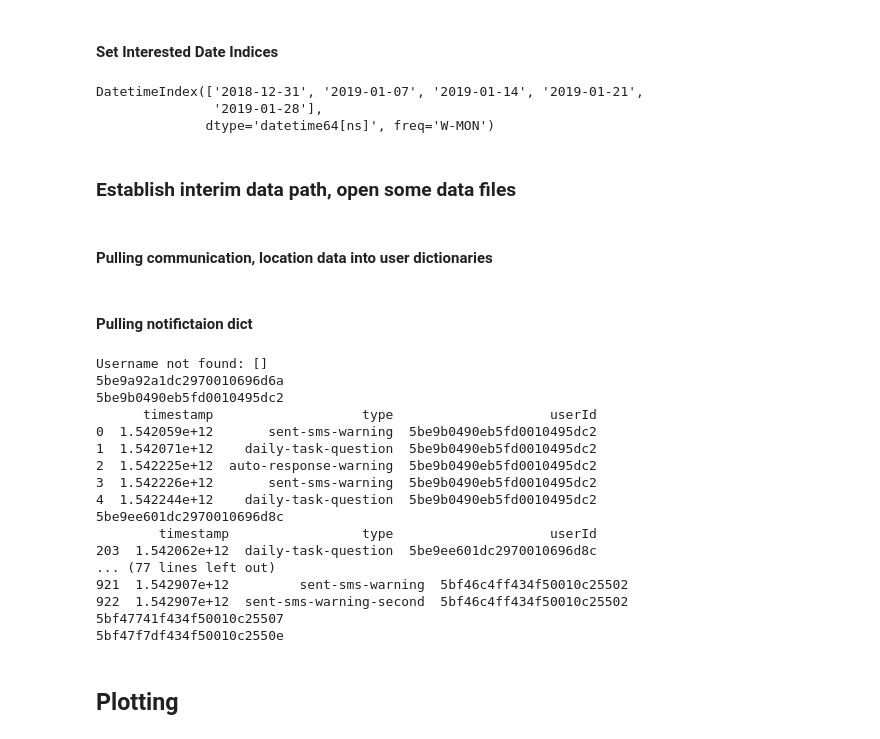
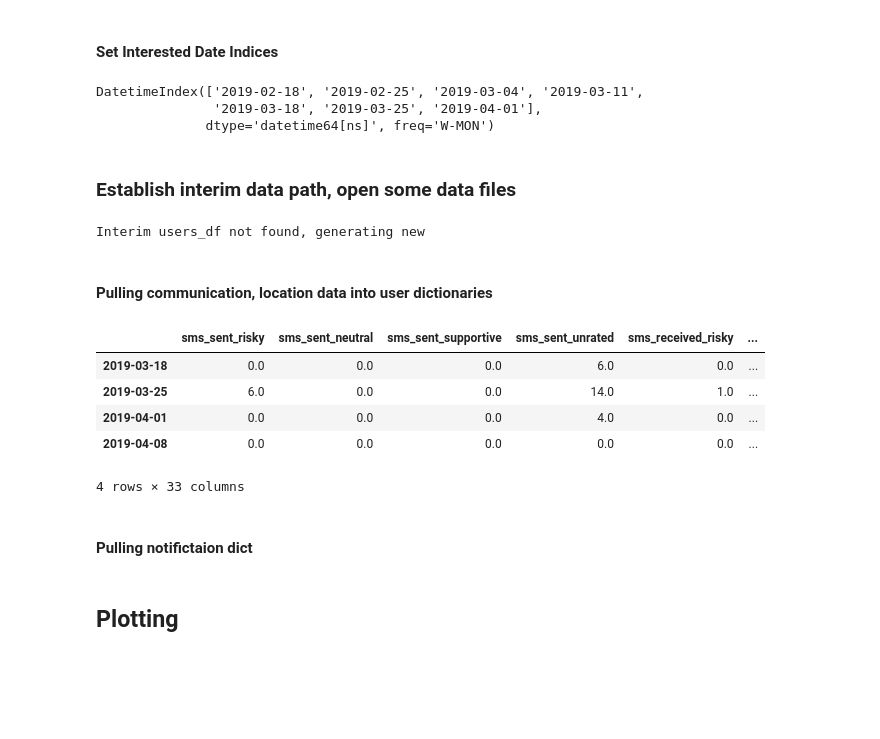
Before and after one commit to HeyCharlie2016/analysis, a Jupyter notebook: notebooks/BasicCommAnalyses.ipynb, the cells around one changed output. Saved outputs shown, nothing was run; the diff lists cells and outputs as text; code cells hidden in the pictures; blank space fills up the shorter version.

Commit message:
Reporting Updates
Includes contact type 'risky' veto, sorts max days, 100% improvement for change week over week, etc.

Need to address handling missing datasets

```diff
--- a/notebooks/BasicCommAnalyses.ipynb
+++ b/notebooks/BasicCommAnalyses.ipynb
@@ -35,11 +46,11 @@ Data is up to date!
 # %% [markdown]
 #### Set Interested Date Indices
 # %%
-date_indices = pd.date_range(today - dt.timedelta(35), today + dt.timedelta(0), freq='W-MON')
+date_indices = pd.date_range(today - dt.timedelta(50), today + dt.timedelta(0), freq='W-MON')
 print(date_indices)
 # %% [output]
-DatetimeIndex(['2018-12-31', '2019-01-07', '2019-01-14', '2019-01-21',
-               '2019-01-28'],
+DatetimeIndex(['2019-02-18', '2019-02-25', '2019-03-04', '2019-03-11',
+               '2019-03-18', '2019-03-25', '2019-04-01'],
               dtype='datetime64[ns]', freq='W-MON')
 # %% [markdown]
 ### Establish interim data path, open some data files
@@ -50,17 +61,20 @@ interim_data_file_path = os.path.join(PROJ_ROOT,
                                  "data",
                                  "interim",
                                  "full_users_df.pkl")
-users_df = pd.read_pickle(interim_data_file_path)
 raw_data_file_path = os.path.join(PROJ_ROOT,
-                             "data",
-                             "raw",
-                             "users_df.pkl")
+                                 "data",
+                                 "raw",
+                                 "users_df.pkl")
+users_df = user_df_setup.user_df_setup(raw_data_file_path, interim_data_file_path)
+# users_df = pd.read_pickle(interim_data_file_path)
 raw_users_df = pd.read_pickle(raw_data_file_path)
 
 # raw_users_df
 # raw_users_df[['username', 'timeCreated']].sort_values('timeCreated', ascending = False).head(20)
 # all_users_df.sort_values('date_created', ascending = False).head(20)
 # all_users_df.head(20)
+# %% [output]
+Interim users_df not found, generating new
 # %% [markdown]
 #### Pulling communication, location data into user dictionaries
 # %%
@@ -97,25 +109,17 @@ for username in usernames:
+# %%
+# weekly_loc_log_dict['pinky618']
+weekly_comm_dict['pinky618']
+# %% [output]
+|  | sms_sent_risky | sms_sent_neutral | sms_sent_supportive | sms_sent_unrated | sms_received_risky | ... |
+| 2019-03-18 | 0.0 | 0.0 | 0.0 | 6.0 | 0.0 | ... |
+| 2019-03-25 | 6.0 | 0.0 | 0.0 | 14.0 | 1.0 | ... |
+| 2019-04-01 | 0.0 | 0.0 | 0.0 | 4.0 | 0.0 | ... |
+| 2019-04-08 | 0.0 | 0.0 | 0.0 | 0.0 | 0.0 | ... |
+4 rows × 33 columns
 # %% [markdown]
 #### Pulling notifictaion dict
 # %%
-notification_dict = make_dataset.make_notification_data(users_df, usernames, PROJ_ROOT)
+# notification_dict = make_dataset.make_notification_data(users_df, usernames, PROJ_ROOT)
-# %% [output]
-Username not found: []
-5be9a92a1dc2970010696d6a
-5be9b0490eb5fd0010495dc2
-      timestamp                   type                    userId
-0  1.542059e+12       sent-sms-warning  5be9b0490eb5fd0010495dc2
-1  1.542071e+12    daily-task-question  5be9b0490eb5fd0010495dc2
-2  1.542225e+12  auto-response-warning  5be9b0490eb5fd0010495dc2
-3  1.542226e+12       sent-sms-warning  5be9b0490eb5fd0010495dc2
-4  1.542244e+12    daily-task-question  5be9b0490eb5fd0010495dc2
-5be9ee601dc2970010696d8c
-        timestamp                 type                    userId
-203  1.542062e+12  daily-task-question  5be9ee601dc2970010696d8c
-... (77 lines left out)
-921  1.542907e+12         sent-sms-warning  5bf46c4ff434f50010c25502
-922  1.542907e+12  sent-sms-warning-second  5bf46c4ff434f50010c25502
-5bf47741f434f50010c25507
-5bf47f7df434f50010c2550e
 # %% [markdown]
 ## Plotting
 # %%
```
Also changed, not shown: parts of 8 cells of this notebook, 11 other files.
